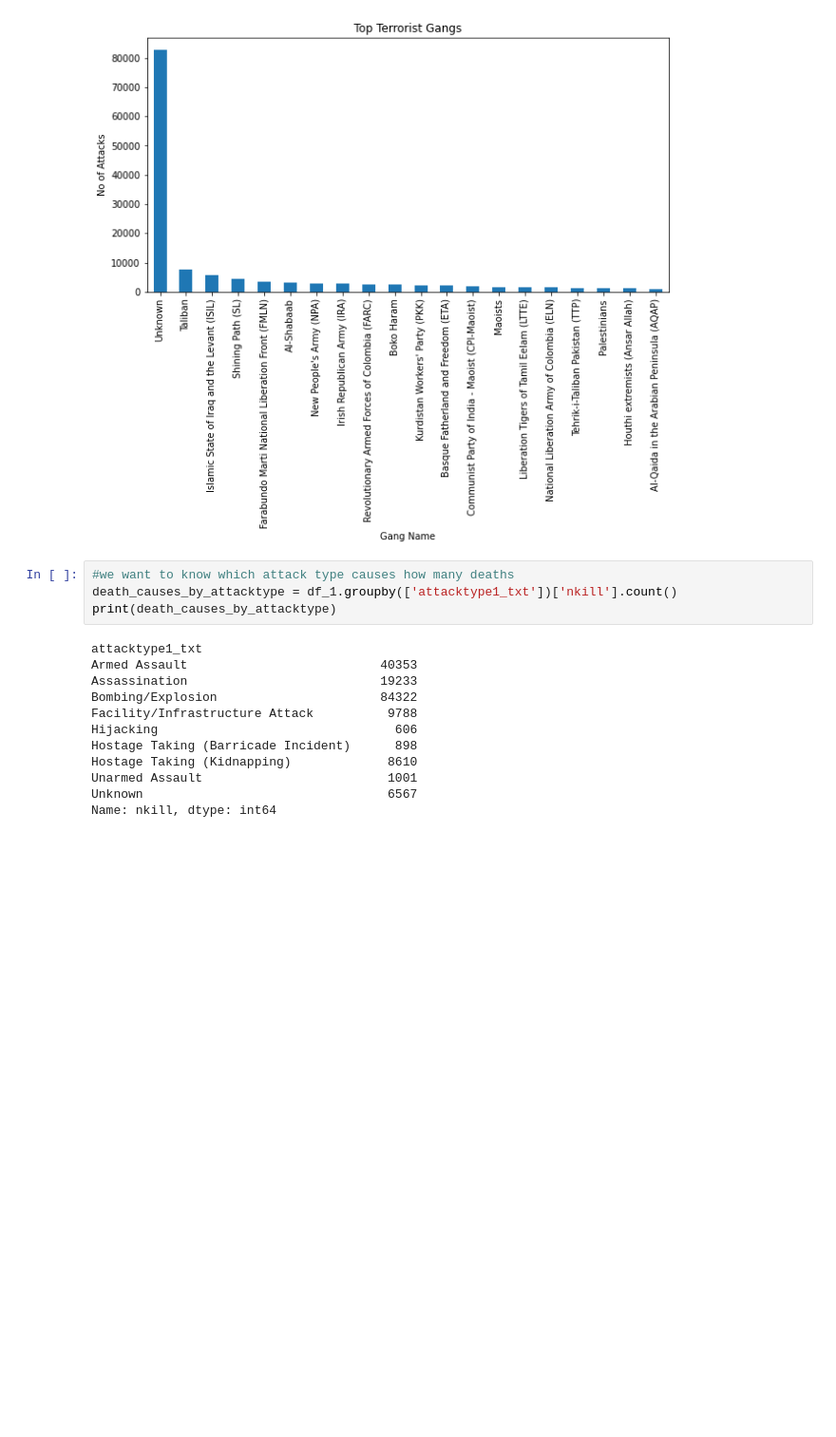
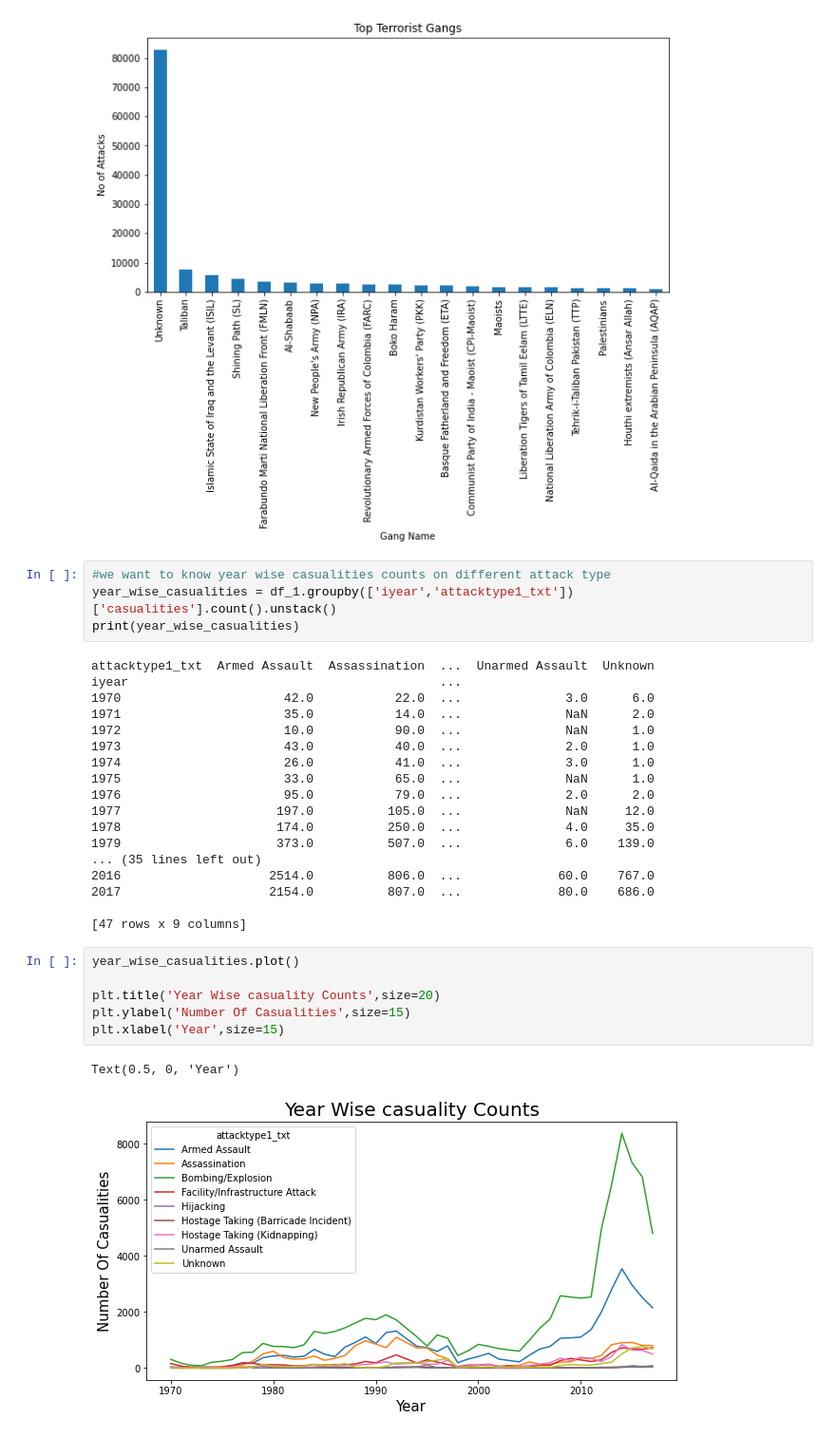
Before and after one commit to jogapritam/Global-Terrorism-Analysis, a Jupyter notebook: Global_Terrorism_Analysis_Capstone_Project.ipynb, the cells around one changed output. Shown: that part at 95% size. Drawn from its saved outputs; the diff is of its cells as text; blank space fills up the shorter version.

```diff
--- a/Global_Terrorism_Analysis_Capstone_Project.ipynb
+++ b/Global_Terrorism_Analysis_Capstone_Project.ipynb
@@ -245,18 +277,33 @@ plt.xlabel('Gang Name')
 Text(0.5, 0, 'Gang Name')
 [figure]
 # %%
-#we want to know which attack type causes how many deaths
-death_causes_by_attacktype = df_1.groupby(['attacktype1_txt'])['nkill'].count()
-print(death_causes_by_attacktype)
+#we want to know year wise casualities counts on different attack type
+year_wise_casualities = df_1.groupby(['iyear','attacktype1_txt'])['casualities'].count().unstack()
+print(year_wise_casualities)
 # %% [output]
-attacktype1_txt
-Armed Assault                          40353
-Assassination                          19233
-Bombing/Explosion                      84322
-Facility/Infrastructure Attack          9788
-Hijacking                                606
-Hostage Taking (Barricade Incident)      898
-Hostage Taking (Kidnapping)             8610
-Unarmed Assault                         1001
-Unknown                                 6567
-Name: nkill, dtype: int64
+attacktype1_txt  Armed Assault  Assassination  ...  Unarmed Assault  Unknown
+iyear                                          ...
+1970                      42.0           22.0  ...              3.0      6.0
+1971                      35.0           14.0  ...              NaN      2.0
+1972                      10.0           90.0  ...              NaN      1.0
+1973                      43.0           40.0  ...              2.0      1.0
+1974                      26.0           41.0  ...              3.0      1.0
+1975                      33.0           65.0  ...              NaN      1.0
+1976                      95.0           79.0  ...              2.0      2.0
+1977                     197.0          105.0  ...              NaN     12.0
+1978                     174.0          250.0  ...              4.0     35.0
+1979                     373.0          507.0  ...              6.0    139.0
+... (35 lines left out)
+2016                    2514.0          806.0  ...             60.0    767.0
+2017                    2154.0          807.0  ...             80.0    686.0
+
+[47 rows x 9 columns]
+# %%
+year_wise_casualities.plot()
+
+plt.title('Year Wise casuality Counts',size=20)
+plt.ylabel('Number Of Casualities',size=15)
+plt.xlabel('Year',size=15)
+# %% [output]
+Text(0.5, 0, 'Year')
+[figure, added]
```
Also changed, not shown: parts of 15 cells of this notebook.
